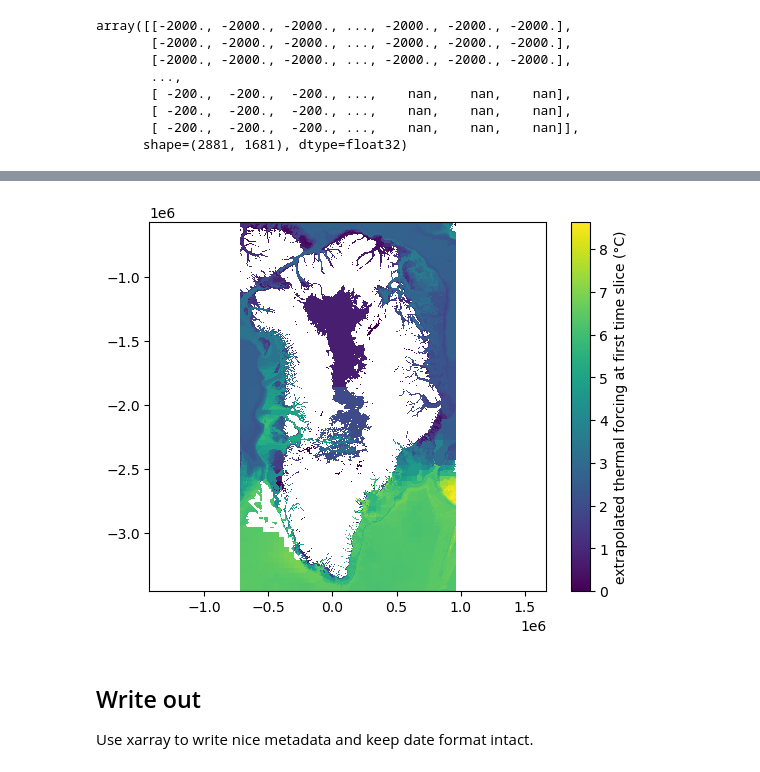
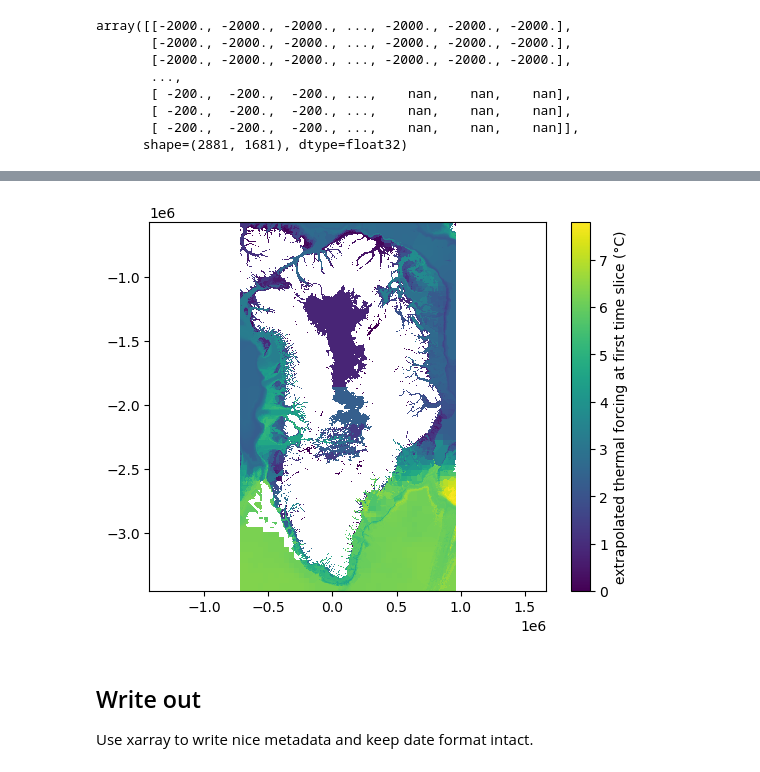
Before and after one commit to ehultee/gris-iceocean-process, a Jupyter notebook: Step3-To_ISMIP_Grid.ipynb, the cells around one changed output, grey strips where cells are left out. Cells and saved outputs as stored; diff of their text form; code cells hidden in the pictures.

```diff
--- a/Step3-To_ISMIP_Grid.ipynb
+++ b/Step3-To_ISMIP_Grid.ipynb
@@ -123,7 +131,7 @@ x_model = nc.Dataset(model_file).variables['x'][:].filled(np.nan)
 y_model = nc.Dataset(model_file).variables['y'][:].filled(np.nan)
 
 # lon_model = np.mod((lon_model_raw+180), 360) -180 ## put back on -180 to 180 axis
-# lon_model = lon_model_raw
+lon_model = lon_model_raw
 # lon_grid, lat_grid = np.meshgrid(lon_model, lat_model) ## necessary if 1D arrays
 
 
@@ -135,6 +143,7 @@ y_model = nc.Dataset(model_file).variables['y'][:].filled(np.nan)
 TF_model_raw = nc.Dataset(model_file).variables['TF'][:]
 TF_model_nonneg = np.ma.masked_less(TF_model_raw, 0) ## filter out erroneous negative values
 # TF_model_pos = np.ma.filled(TF_model_nonneg, fill_value=0) ## and assign 0
+TF_model_nonneg[TF_model_raw<0] = 0
 TF_model = np.ma.masked_greater(TF_model_nonneg, 1.1e10) ## filter out fill value
 # %%
 np.max(TF_model)
@@ -320,13 +349,13 @@ TF[:, np.isnan(z_eff)] = 0
 # %%
 ## plot an example of the result
 
-plt.pcolormesh(X, Y, TF[0, :, :])
+plt.pcolormesh(X, Y, TF[50, :, :])
 cbar = plt.colorbar()
 cbar.set_label('extrapolated thermal forcing at first time slice (°C)')
 plt.axis('equal')
 plt.show()
 # %% [output]
-[figure, old version]
+[figure, new version]
 # %%
 t_model
 # %%
```
Also changed, not shown: parts of 11 cells of this notebook.
